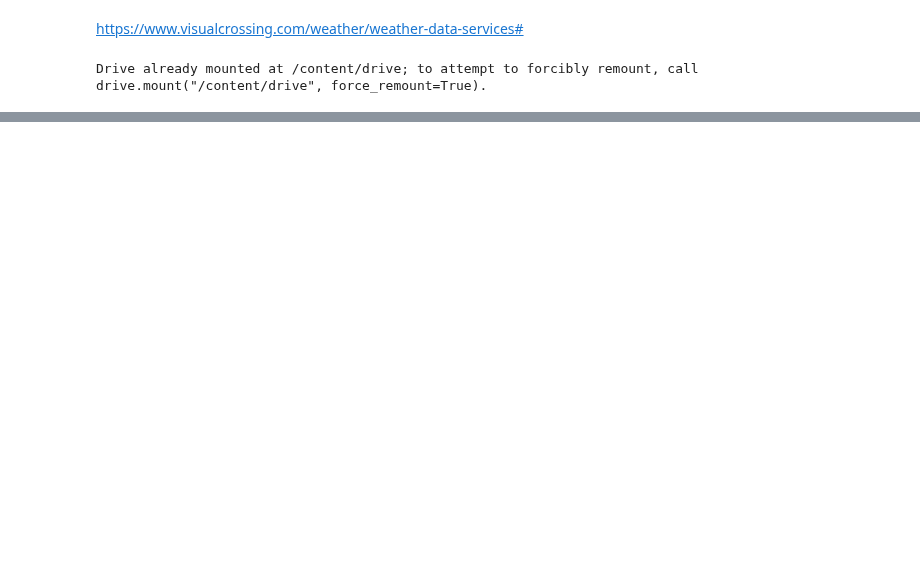
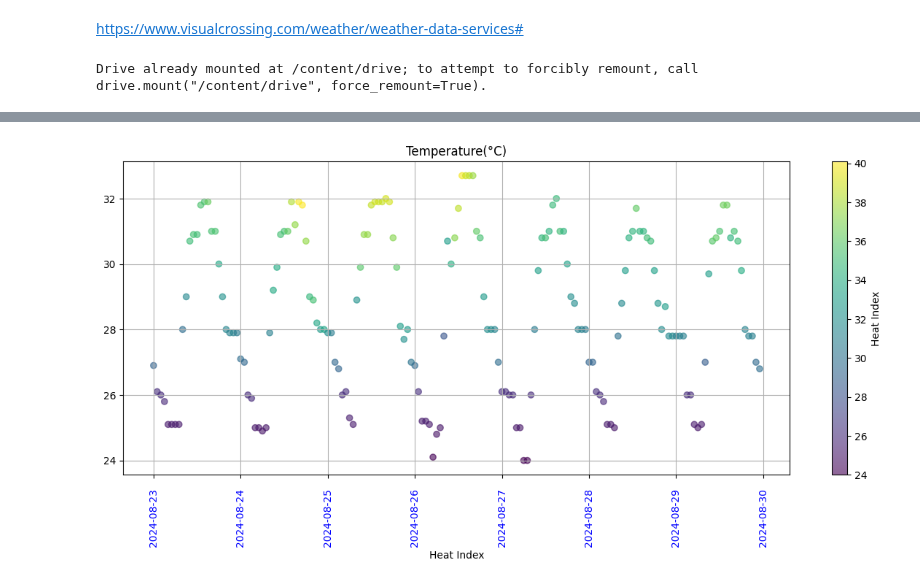
Before and after one commit to werowe/HypatiaAcademy, a Jupyter notebook: stats/current_weather.ipynb, the cells around one changed output, grey strips where cells are left out. Drawn from its saved outputs; the diff is of its cells as text; code cells hidden in the pictures; blank space fills up the shorter version.

```diff
--- a/stats/current_weather.ipynb
+++ b/stats/current_weather.ipynb
@@ -80,0 +83,47 @@ plt.show()
+# %%
+
+import matplotlib.pyplot as plt
+import matplotlib.dates as mdates
+
+
+# Your data preparation code here (e.g., df creation, filestr, unitgroup)
+
+# Plotting
+fig, ax = plt.subplots(figsize=(12, 6))
+
+# Scatter plot with colormap
+sc = ax.scatter(df.index, df['temp'], c=df['feelslike'], cmap='viridis', alpha=0.6)
+
+plt.title('Temperature(°C)')
+
+# Adding color bar
+cbar = plt.colorbar(sc)
+cbar.set_label('Heat Index')
+
+# Set labels
+ax.set_xlabel('Heat Index')
+plt.xticks(rotation=90)
+
+
+ax.xaxis.set_major_locator(mdates.DayLocator())
+
+ax.xaxis.set_major_formatter(mdates.DateFormatter('%Y-%m-%d'))
+
+
+
+plt.setp(ax.xaxis.get_majorticklabels(), rotation=90, color='blue', ha='center', va='top', position=(0, -0.02))
+
+
+# Move minor ticks (hours) below x-axis
+ax.tick_params(axis='x', which='minor', pad=15)
+# ax.tick_params(axis='x', which='major', pad=15)
+
+
+
+plt.grid()
+
+# Displaying the chart
+plt.tight_layout()
+plt.show()
+# %% [output]
+[figure, added]
```
Also changed, not shown: parts of 3 cells of this notebook.
